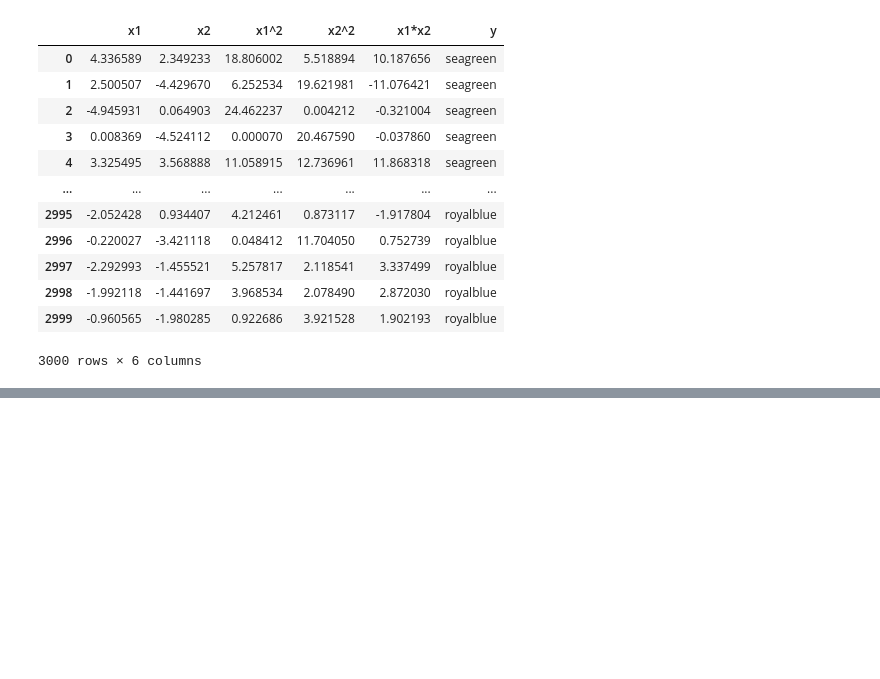
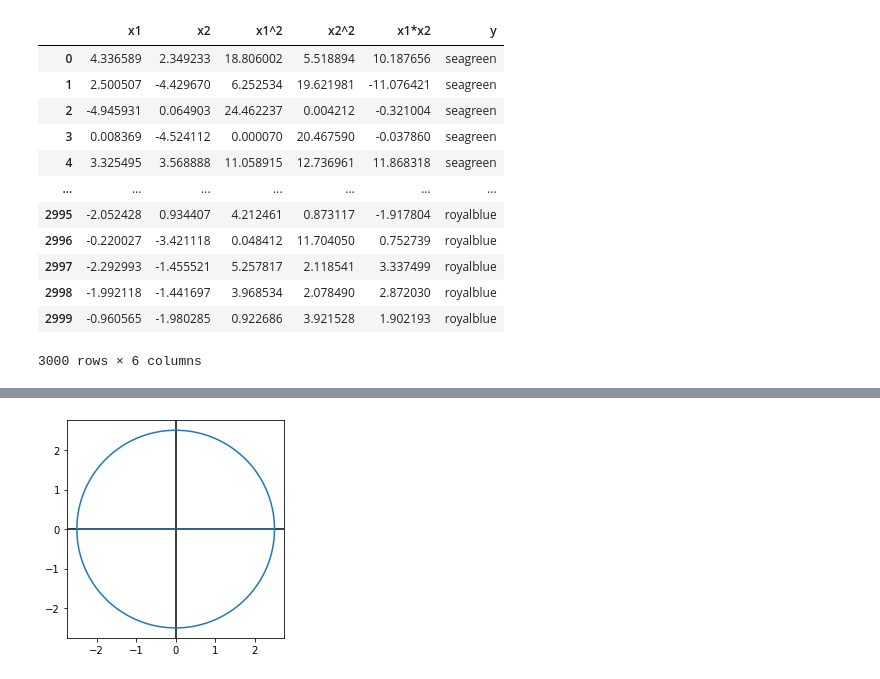
Before and after one commit to julielinx/datascience_diaries, a Jupyter notebook: continuing_education/lazy_programmer/1_numpy_stack/2_viz/3_pandas_exercise.ipynb, the cells around one changed output, grey strips where cells are left out. Cells and saved outputs as stored; diff of their text form; code cells hidden in the pictures; blank space fills up the shorter version.

```diff
--- a/continuing_education/lazy_programmer/1_numpy_stack/2_viz/3_pandas_exercise.ipynb
+++ b/continuing_education/lazy_programmer/1_numpy_stack/2_viz/3_pandas_exercise.ipynb
@@ -100,0 +136,7 @@ df.to_csv('pd_exercise.csv', index=False, header=False)
+# %%
+plt.axhline(y=0, c='k')
+plt.axvline(x=0, c='k')
+plt.plot(x2, y2)
+plt.axis('scaled');
+# %% [output]
+[figure, added]
```
Also changed, not shown: parts of 4 cells of this notebook, 22 other files.
